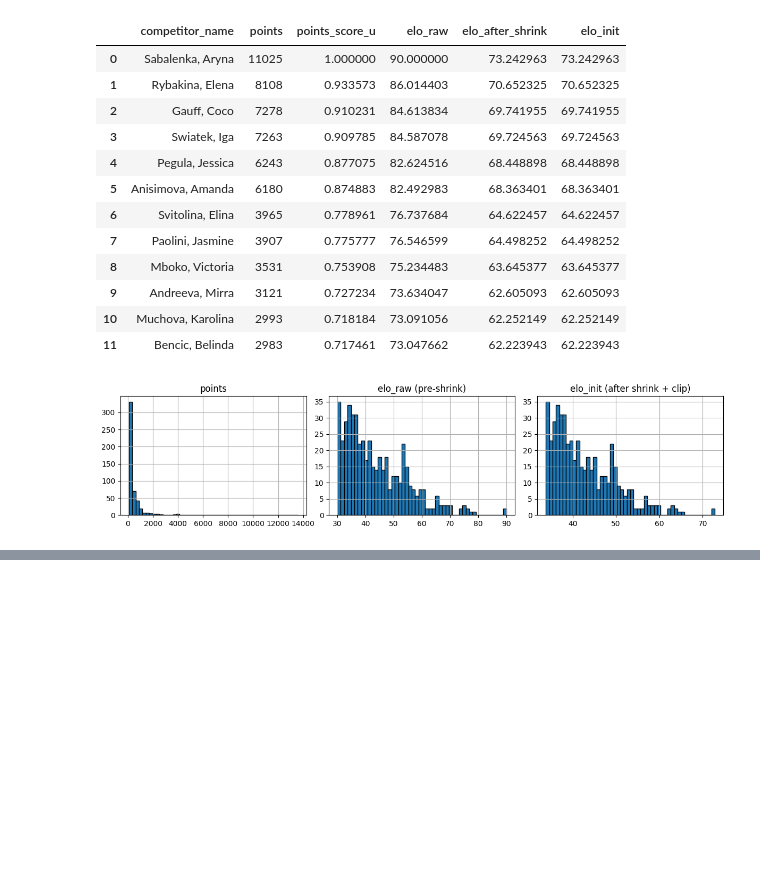
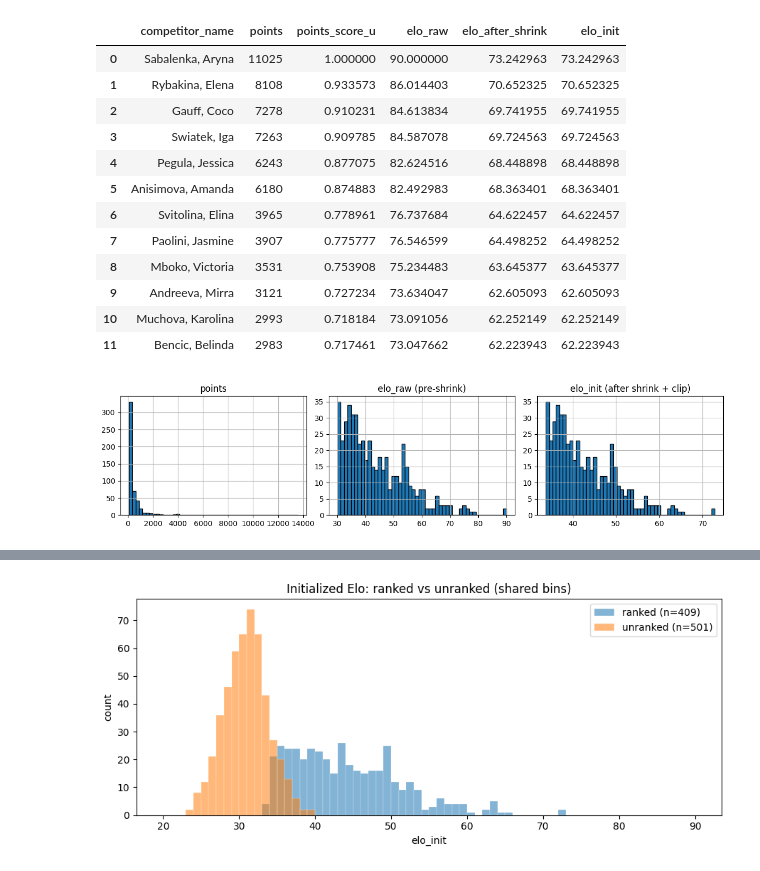
Before and after one commit to mattholden/tennis-origination, a Jupyter notebook: refined_tables/elo.ipynb, the cells around one changed output, grey strips where cells are left out. Drawn from its saved outputs; the diff is of its cells as text; code cells hidden in the pictures; blank space fills up the shorter version.

```diff
--- a/refined_tables/elo.ipynb
+++ b/refined_tables/elo.ipynb
@@ -183,0 +190,13 @@ mens_rankings.head()
+# %%
+# Elo init for every men's singles competitor (ranked snapshot + unranked prior for others)
+# Skip the next line if you already define mens_competitors elsewhere.
+mens_competitors = competitors[competitors["gender"] == "men"].drop_duplicates(
+    subset="competitor_id"
+).reset_index(drop=True)
+
+mens_competitors_with_elo = competitors_with_elo_init(
+    mens_competitors,
+    mens_elo_init,
+    config=elo_cfg,
+)
+mens_competitors_with_elo.head()
@@ -183,0 +210,36 @@ mens_rankings.head()
+# %%
+import matplotlib.pyplot as plt
+import numpy as np
+
+df = mens_competitors_with_elo
+bins = np.linspace(20, 90, 71)
+ranked = df.loc[df["elo_init_source"] == "ranked", "elo_init"]
+unranked = df.loc[df["elo_init_source"] == "unranked", "elo_init"]
+
+fig, ax = plt.subplots(figsize=(9, 4))
+ax.hist(
+    ranked,
+    bins=bins,
+    alpha=0.55,
+    color="tab:blue",
+    label=f"ranked (n={len(ranked):,})",
+    edgecolor="white",
+    linewidth=0.3,
+)
+ax.hist(
+    unranked,
+    bins=bins,
+    alpha=0.55,
+    color="tab:orange",
+    label=f"unranked (n={len(unranked):,})",
+    edgecolor="white",
+    linewidth=0.3,
+)
+ax.set_xlabel("elo_init")
+ax.set_ylabel("count")
+ax.legend(frameon=True)
+ax.set_title("Initialized Elo: ranked vs unranked (shared bins)")
+plt.tight_layout()
+plt.show()
+# %% [output]
+[figure, added]
```
Also changed, not shown: parts of 31 cells of this notebook, 3 other files.
